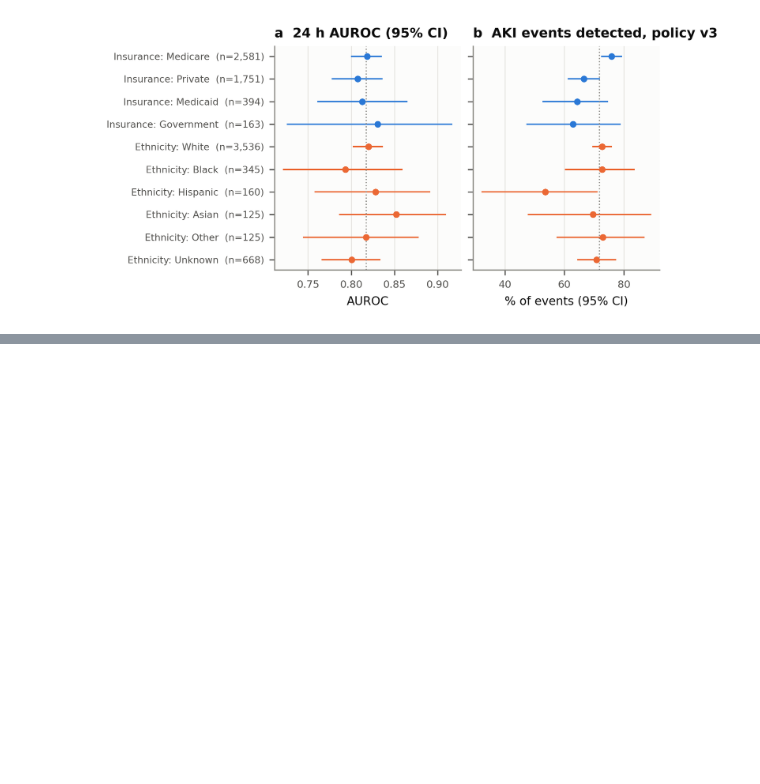
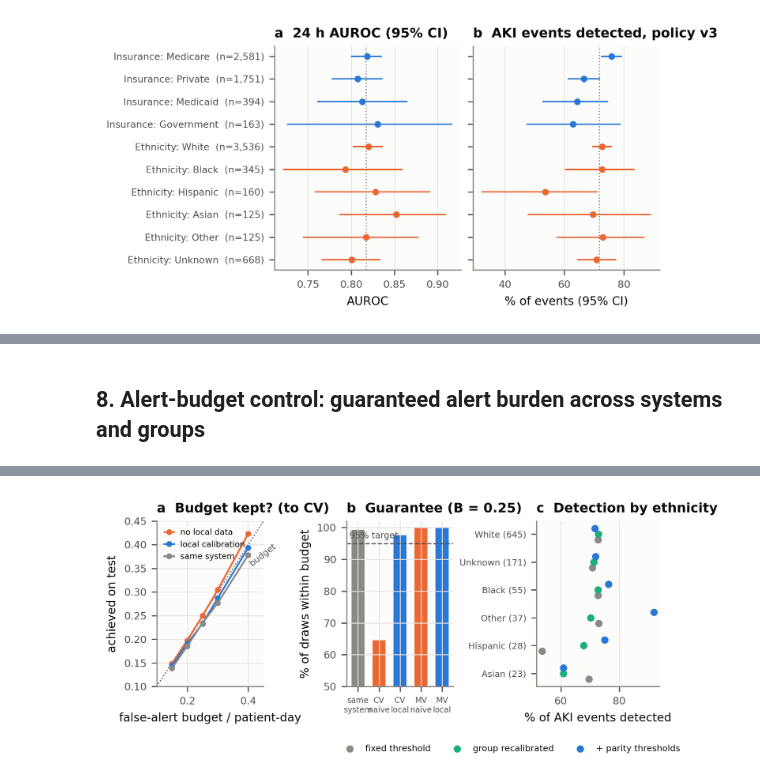
Before and after one commit to bdu-dgs/AIForHealth-AKIEarlyWarning-mirror, a Jupyter notebook: pipeline/07_final_report_analyses.ipynb, the cells around one changed output, grey strips where cells are left out. Saved outputs shown, nothing was run; the diff lists cells and outputs as text; code cells hidden in the pictures; blank space fills up the shorter version.

```diff
--- a/pipeline/07_final_report_analyses.ipynb
+++ b/pipeline/07_final_report_analyses.ipynb
@@ -177,0 +204,8 @@ show("fig_fairness")
+# %% [markdown]
+## 8. Alert-budget control: guaranteed alert burden across systems and groups
+# %%
+r = pd.read_csv(R / "alert_budget_v1" / "results.csv")
+display(r[["setting", "method", "threshold", "false_alerts_per_patient_day", "budget_met", "event_detection_rate", "alert_ppv"]])
+display(pd.read_csv(R / "alert_budget_v1" / "coverage.csv"))
+show("fig_alert_budget")
+# %% [output]
@@ -177,0 +235 @@ show("fig_fairness")
+[figure, added]
```
Also changed, not shown: parts of 4 cells of this notebook, 21 other files.
